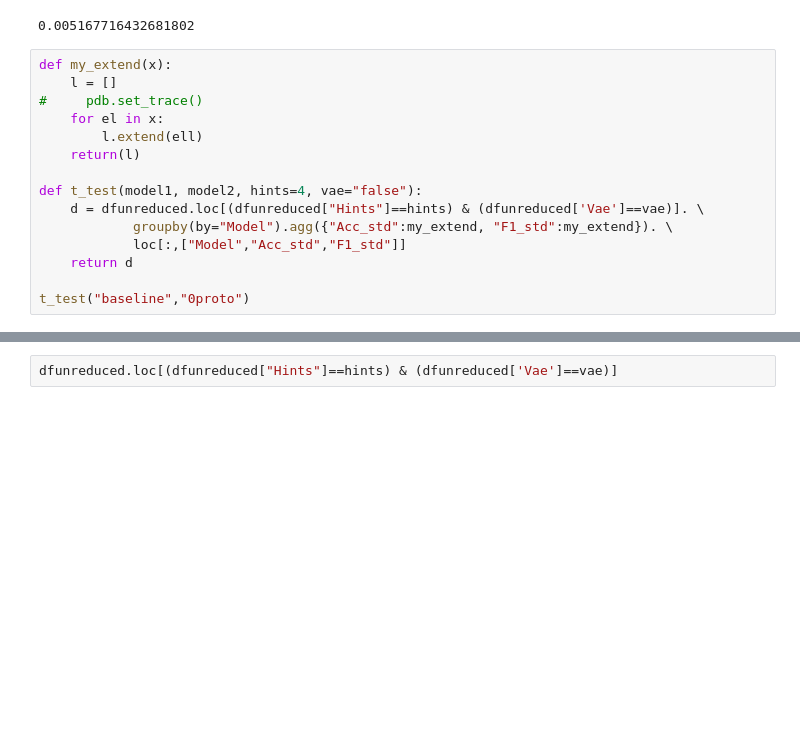
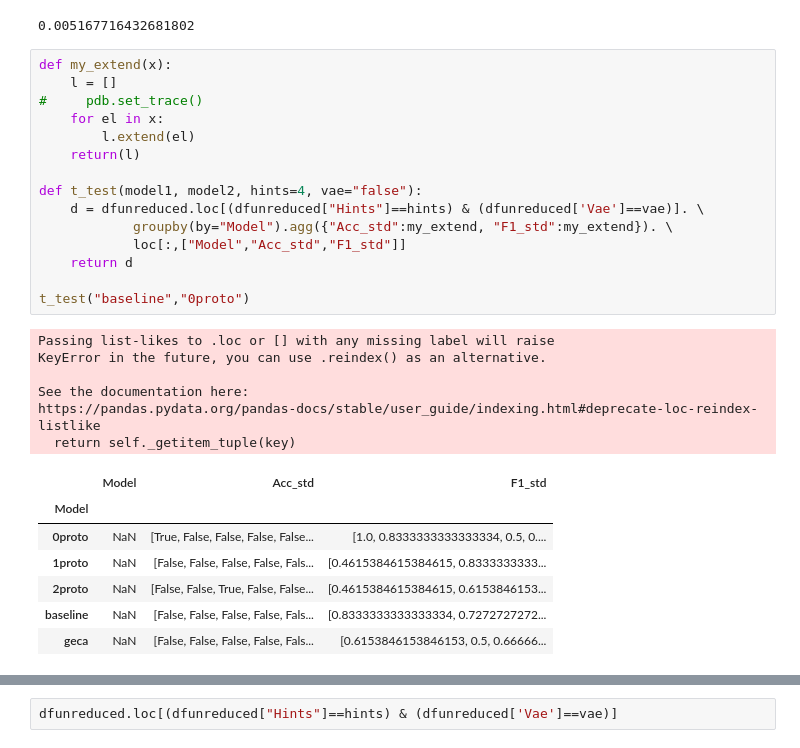
Before and after one commit to ekinakyurek/compgen, a Jupyter notebook: analyze_proto.ipynb, the cells around one changed output, grey strips where cells are left out. Cells and saved outputs as stored; diff of their text form; blank space fills up the shorter version.

```diff
--- a/analyze_proto.ipynb
+++ b/analyze_proto.ipynb
@@ -678,18 +680,32 @@ a
 # %%
 def my_extend(x):
     l = []
 #     pdb.set_trace()
     for el in x:
-        l.extend(ell)
+        l.extend(el)
     return(l)
 
 def t_test(model1, model2, hints=4, vae="false"):
     d = dfunreduced.loc[(dfunreduced["Hints"]==hints) & (dfunreduced['Vae']==vae)]. \
             groupby(by="Model").agg({"Acc_std":my_extend, "F1_std":my_extend}). \
             loc[:,["Model","Acc_std","F1_std"]]
     return d
 
 t_test("baseline","0proto")
+# %% [output]
+Passing list-likes to .loc or [] with any missing label will raise
+KeyError in the future, you can use .reindex() as an alternative.
+
+See the documentation here:
+https://pandas.pydata.org/pandas-docs/stable/user_guide/indexing.html#deprecate-loc-reindex-listlike
+  return self._getitem_tuple(key)
+|  | Model | Acc_std | F1_std |
+| Model |  |  |  |
+| 0proto | NaN | [True, False, False, False, False... | [1.0, 0.8333333333333334, 0.5, 0.... |
+| 1proto | NaN | [False, False, False, False, Fals... | [0.4615384615384615, 0.8333333333... |
+| 2proto | NaN | [False, False, True, False, False... | [0.4615384615384615, 0.6153846153... |
+| baseline | NaN | [False, False, False, False, Fals... | [0.8333333333333334, 0.7272727272... |
+| geca | NaN | [False, False, False, False, Fals... | [0.6153846153846153, 0.5, 0.66666... |
 # %%
 hints=4
 vae="false"
```
Also changed, not shown: parts of 19 cells of this notebook, 1 other file.
